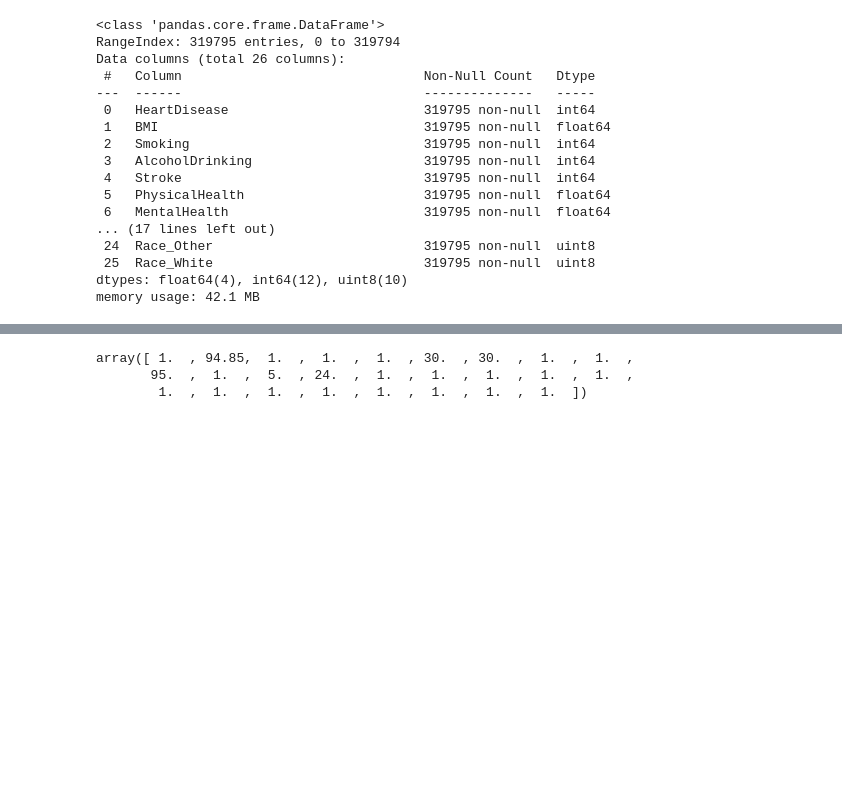
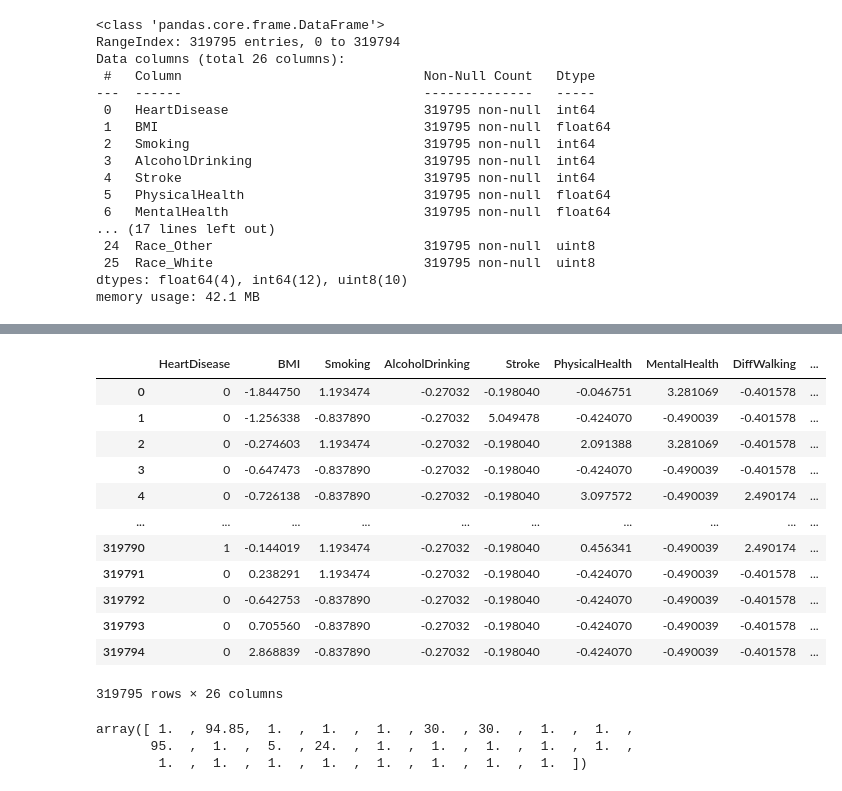
Before and after one commit to ZainAhmad33/HeartDiseasePrediction, a Jupyter notebook: Data_Wrangling_and_Transformation.ipynb, the cells around one changed output, grey strips where cells are left out. Drawn from its saved outputs; the diff is of its cells as text; code cells hidden in the pictures; blank space fills up the shorter version.

```diff
--- a/Data_Wrangling_and_Transformation.ipynb
+++ b/Data_Wrangling_and_Transformation.ipynb
@@ -217,3 +268,19 @@ df.describe()
+# %%
+df
+# %% [output]
+|  | HeartDisease | BMI | Smoking | AlcoholDrinking | Stroke | PhysicalHealth | MentalHealth | DiffWalking | ... |
+| 0 | 0 | -1.844750 | 1.193474 | -0.27032 | -0.198040 | -0.046751 | 3.281069 | -0.401578 | ... |
+| 1 | 0 | -1.256338 | -0.837890 | -0.27032 | 5.049478 | -0.424070 | -0.490039 | -0.401578 | ... |
+| 2 | 0 | -0.274603 | 1.193474 | -0.27032 | -0.198040 | 2.091388 | 3.281069 | -0.401578 | ... |
+| 3 | 0 | -0.647473 | -0.837890 | -0.27032 | -0.198040 | -0.424070 | -0.490039 | -0.401578 | ... |
+| 4 | 0 | -0.726138 | -0.837890 | -0.27032 | -0.198040 | 3.097572 | -0.490039 | 2.490174 | ... |
+| ... | ... | ... | ... | ... | ... | ... | ... | ... | ... |
+| 319790 | 1 | -0.144019 | 1.193474 | -0.27032 | -0.198040 | 0.456341 | -0.490039 | 2.490174 | ... |
+| 319791 | 0 | 0.238291 | 1.193474 | -0.27032 | -0.198040 | -0.424070 | -0.490039 | -0.401578 | ... |
+| 319792 | 0 | -0.642753 | -0.837890 | -0.27032 | -0.198040 | -0.424070 | -0.490039 | -0.401578 | ... |
+| 319793 | 0 | 0.705560 | -0.837890 | -0.27032 | -0.198040 | -0.424070 | -0.490039 | -0.401578 | ... |
+| 319794 | 0 | 2.868839 | -0.837890 | -0.27032 | -0.198040 | -0.424070 | -0.490039 | -0.401578 | ... |
+319795 rows × 26 columns
 # %%
 # Max values of each column used for normalization
 max_vector = df.max()
```
Also changed, not shown: parts of 12 cells of this notebook, 4 other files.
